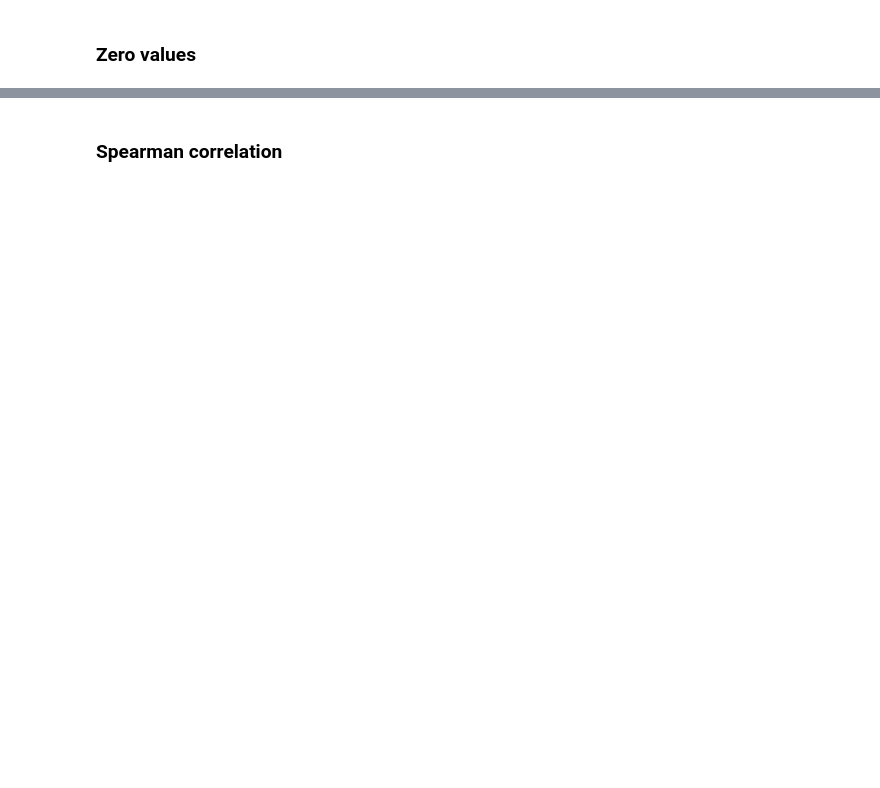
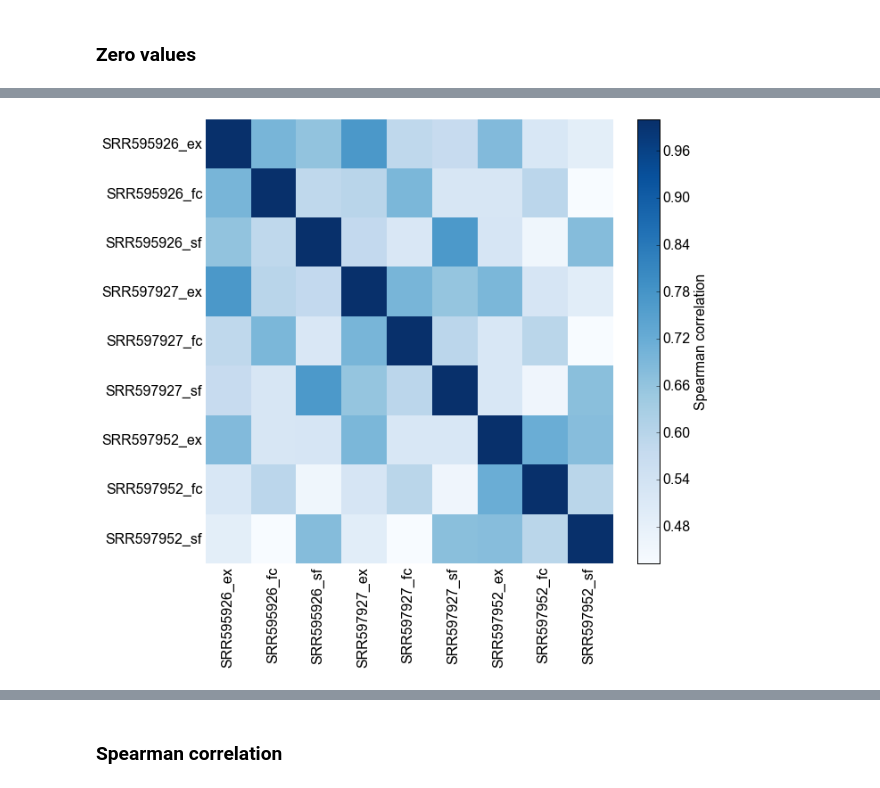
Before and after one commit to cdeboever3/gtex_comparison, a Jupyter notebook: gtex_comparison.ipynb, the cells around one changed output, grey strips where cells are left out. Drawn from its saved outputs; the diff is of its cells as text; code cells hidden in the pictures; blank space fills up the shorter version.

```diff
--- a/gtex_comparison.ipynb
+++ b/gtex_comparison.ipynb
@@ -167,0 +150,17 @@ eXpress estimates nearly 8,000 more transcripts as not expressed, and the two to
+# %%
+fig = plt.figure()
+ax = fig.add_subplot(111)
+im = ax.imshow(zero_corrDF,aspect='auto',interpolation='nearest',cmap=cm.Blues)
+cb = plt.colorbar(im)
+cb.set_label('Spearman correlation')
+xticksL = ax.set_xticks(arange(zero_corrDF.shape[1]))
+xticklabelsL = ax.set_xticklabels(zero_corrDF.index,rotation='vertical')
+yticksL = ax.set_yticks(arange(zero_corrDF.shape[0]))
+yticklabelsL = ax.set_yticklabels(zero_corrDF.columns)
+for tickline in ax.get_xticklines() + ax.get_yticklines():
+    tickline.set_markersize(0)
+for s in ax.spines.keys():
+    ax.spines[s].set_visible(False)
+fig.tight_layout()
+# %% [output]
+[figure, added]
```
Also changed, not shown: parts of 29 cells of this notebook.
